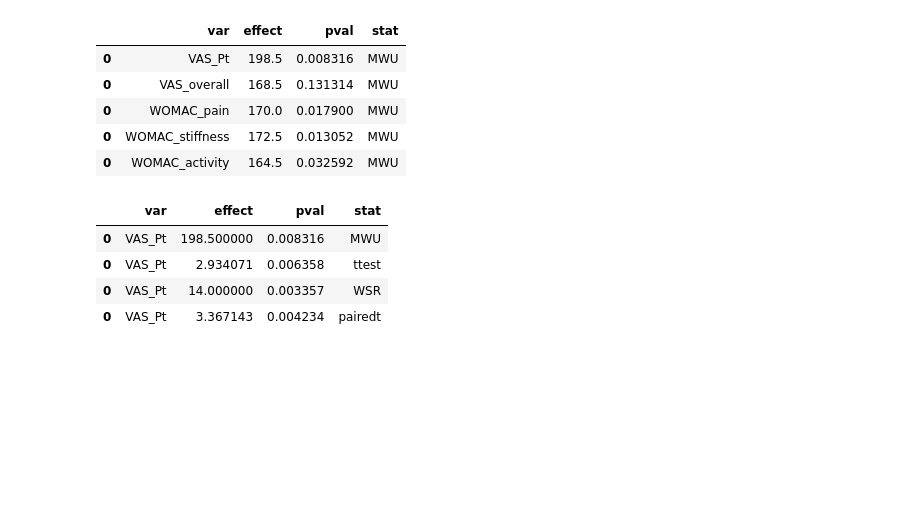
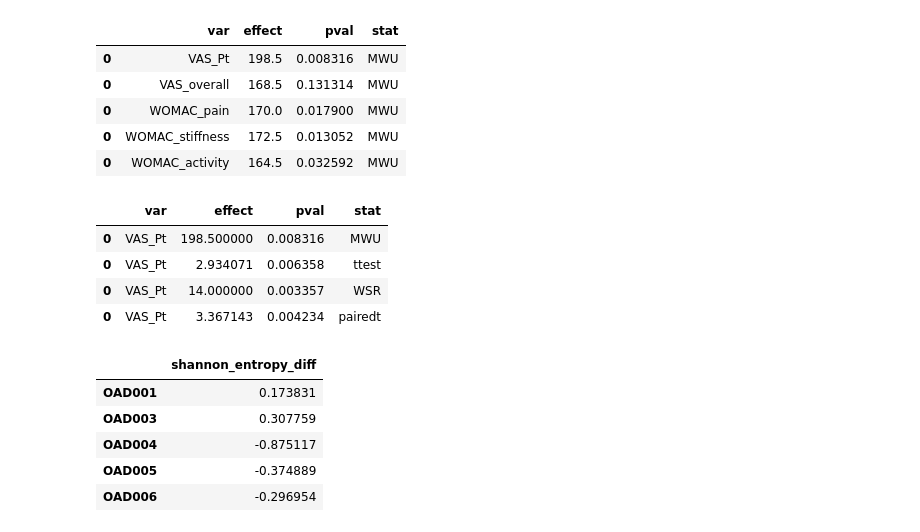
Before and after one commit to kbpi314/oa, a Jupyter notebook: code/oa_v2.ipynb, the cells around one changed output. Saved outputs shown, nothing was run; the diff lists cells and outputs as text; code cells hidden in the pictures; blank space fills up the shorter version.

```diff
--- a/code/oa_v2.ipynb
+++ b/code/oa_v2.ipynb
@@ -345,0 +281,71 @@ pain = womac + vas
+# %%
+###
+# Hypothesis 2: There will be an association between oral and gut microbiome and pain outcomes
+###
+# construct alpha, beta and paired alpha dataframes
+g_to_dfd = {}
+
+for g in ['saliva_adh']:
+    # maps diversity type to dataframe
+    g_to_dfd[g] = {}
+
+    # get alpha diversities
+    df_alpha = pd.read_csv(path + 'outputs/Qiime2_' + g + '/metadata.tsv', sep='\t', index_col=0)
+    df_alpha = df_alpha.drop('#q2:types')
+    df_alpha['SubjectID'] = df_alpha['Patient_ID'] + df_alpha['Study_ID']
+    df_alpha = df_alpha[['SubjectID', 'Timepoints', 'shannon_entropy']]
+    g_to_dfd[g]['alpha'] = df_alpha
+
+    # get paired alpha div, first drop unpaired samples
+    s_remove = []
+    for s in list(df_alpha['SubjectID'].values):
+        if len(df_alpha[df_alpha['SubjectID'] == s]) != 2:
+            s_remove.append(s)
+    df_alpha = df_alpha.loc[~df_alpha['SubjectID'].isin(s_remove),:] # careful not to use ([s_remove])
+
+    # set vars
+    alpha_metric = 'shannon_entropy'
+    group_var = 'Timepoints'
+    pair_var = 'SubjectID'
+    groups = ['pre','post']
+
+    # get paired per indiv pair
+    pair_to_diff = {}
+    for p in list(df_alpha[pair_var].values):
+        df = df_alpha[df_alpha[pair_var] == p]
+        alpha_0 = float(df[df[group_var] == groups[0]][alpha_metric].values)
+        alpha_1 = float(df[df[group_var] == groups[1]][alpha_metric].values)
+        pair_to_diff[p] = alpha_0 - alpha_1
+
+    df_paired_alpha = pd.DataFrame.from_dict(pair_to_diff, orient='index', columns=[alpha_metric + '_diff'])
+    g_to_dfd[g]['paired_alpha'] = df_paired_alpha
+
+    # get beta div
+    df_beta = pd.read_csv(path + 'outputs/Qiime2_' + g + '/core_metrics_results/distance-matrix.tsv',
+                              sep='\t', index_col=0)
+
+    # grab twin to pair dict
+    pair_to_ids = {}
+    for p in list(df_alpha[pair_var].values):
+        df = df_alpha[df_alpha[pair_var] == p]
+        id_0 = str(df[df[group_var] == g0].index.values[0])
+        id_1 = str(df[df[group_var] == g1].index.values[0])
+        pair_to_ids[p] = (id_0, id_1)
+
+    # get distances for each twin pair per beta div matrix
+    pair_to_dist = {}
+    for p in list(df_alpha[pair_var].values):
+        id_0, id_1 = pair_to_ids[p]
+        pair_to_dist[p] = df_beta.loc[id_0, id_1]
+
+    df_paired_beta = pd.DataFrame.from_dict(pair_to_dist, orient='index', columns=['Unweighted_Unifrac'])
+    g_to_dfd[g]['paired_beta'] = df_paired_alpha
+
+g_to_dfd['saliva_adh']['paired_alpha'].head()
+# %% [output]
+|  | shannon_entropy_diff |
+| OAD001 | 0.173831 |
+| OAD003 | 0.307759 |
+| OAD004 | -0.875117 |
+| OAD005 | -0.374889 |
+| OAD006 | -0.296954 |
```
Also changed, not shown: parts of 19 cells of this notebook, 8 other files.
